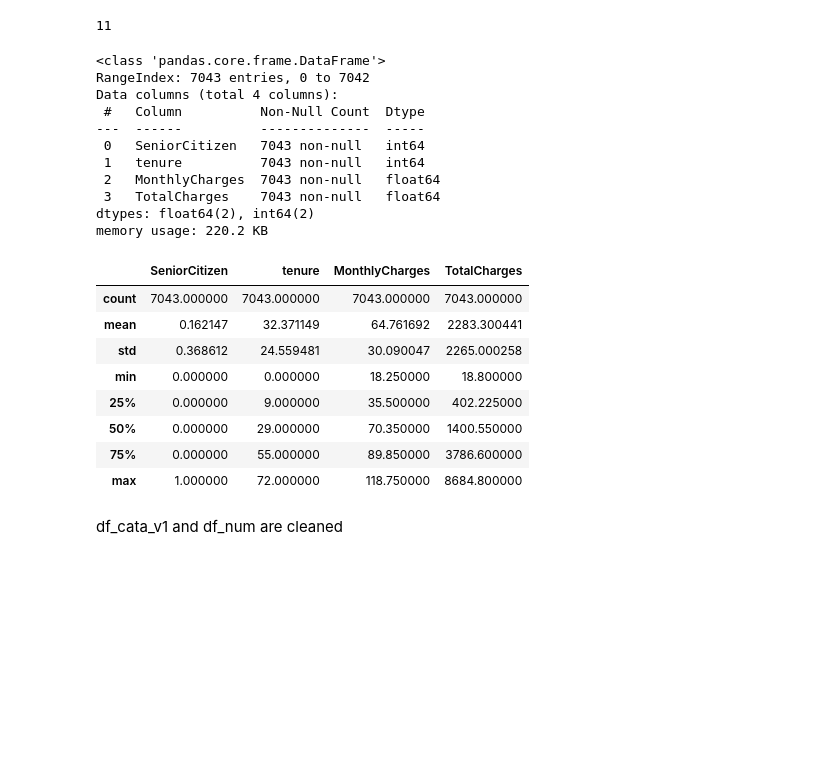
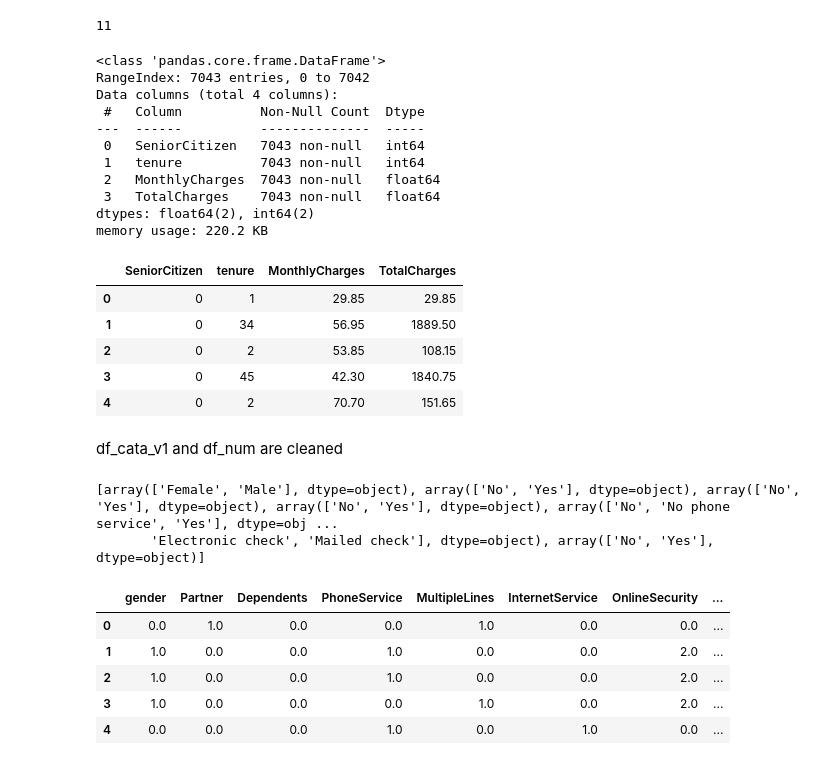
Before and after one commit to 7strickes/proj, a Jupyter notebook: proj_.ipynb, the cells around one changed output. Drawn from its saved outputs; the diff is of its cells as text; code cells hidden in the pictures; blank space fills up the shorter version.

```diff
--- a/proj_.ipynb
+++ b/proj_.ipynb
@@ -121,28 +124,42 @@ print(nulls)
 # %%
 # for the nulls
 df_num['TotalCharges'] =df_num['TotalCharges'].fillna(df_num['TotalCharges'].mean())
 df_num.info()
 df_num.describe()
+df_num.head(5)
 # %% [output]
 <class 'pandas.core.frame.DataFrame'>
 RangeIndex: 7043 entries, 0 to 7042
 Data columns (total 4 columns):
  #   Column          Non-Null Count  Dtype
 ---  ------          --------------  -----
  0   SeniorCitizen   7043 non-null   int64
  1   tenure          7043 non-null   int64
  2   MonthlyCharges  7043 non-null   float64
  3   TotalCharges    7043 non-null   float64
 dtypes: float64(2), int64(2)
 memory usage: 220.2 KB
 |  | SeniorCitizen | tenure | MonthlyCharges | TotalCharges |
-| count | 7043.000000 | 7043.000000 | 7043.000000 | 7043.000000 |
-| mean | 0.162147 | 32.371149 | 64.761692 | 2283.300441 |
-| std | 0.368612 | 24.559481 | 30.090047 | 2265.000258 |
-| min | 0.000000 | 0.000000 | 18.250000 | 18.800000 |
-| 25% | 0.000000 | 9.000000 | 35.500000 | 402.225000 |
-| 50% | 0.000000 | 29.000000 | 70.350000 | 1400.550000 |
-| 75% | 0.000000 | 55.000000 | 89.850000 | 3786.600000 |
-| max | 1.000000 | 72.000000 | 118.750000 | 8684.800000 |
+| 0 | 0 | 1 | 29.85 | 29.85 |
+| 1 | 0 | 34 | 56.95 | 1889.50 |
+| 2 | 0 | 2 | 53.85 | 108.15 |
+| 3 | 0 | 45 | 42.30 | 1840.75 |
+| 4 | 0 | 2 | 70.70 | 151.65 |
 # %% [markdown]
  df_cata_v1 and df_num are cleaned
+# %%
+from sklearn.preprocessing import OrdinalEncoder
+
+df_cata_encoder = OrdinalEncoder()
+df_cata_encoded = pd.DataFrame(df_cata_encoder.fit_transform(df_cata_v1), columns=df_cata_v1.columns)
+print(df_cata_encoder.categories_)
+df_cata_encoded.head(5)
+# %% [output]
+[array(['Female', 'Male'], dtype=object), array(['No', 'Yes'], dtype=object), array(['No', 'Yes'], dtype=object), array(['No', 'Yes'], dtype=object), array(['No', 'No phone service', 'Yes'], dtype=obj ...
+       'Electronic check', 'Mailed check'], dtype=object), array(['No', 'Yes'], dtype=object)]
+|  | gender | Partner | Dependents | PhoneService | MultipleLines | InternetService | OnlineSecurity | ... |
+| 0 | 0.0 | 1.0 | 0.0 | 0.0 | 1.0 | 0.0 | 0.0 | ... |
+| 1 | 1.0 | 0.0 | 0.0 | 1.0 | 0.0 | 0.0 | 2.0 | ... |
+| 2 | 1.0 | 0.0 | 0.0 | 1.0 | 0.0 | 0.0 | 2.0 | ... |
+| 3 | 1.0 | 0.0 | 0.0 | 0.0 | 1.0 | 0.0 | 2.0 | ... |
+| 4 | 0.0 | 0.0 | 0.0 | 1.0 | 0.0 | 1.0 | 0.0 | ... |
```
Also changed, not shown: parts of 9 cells of this notebook.
